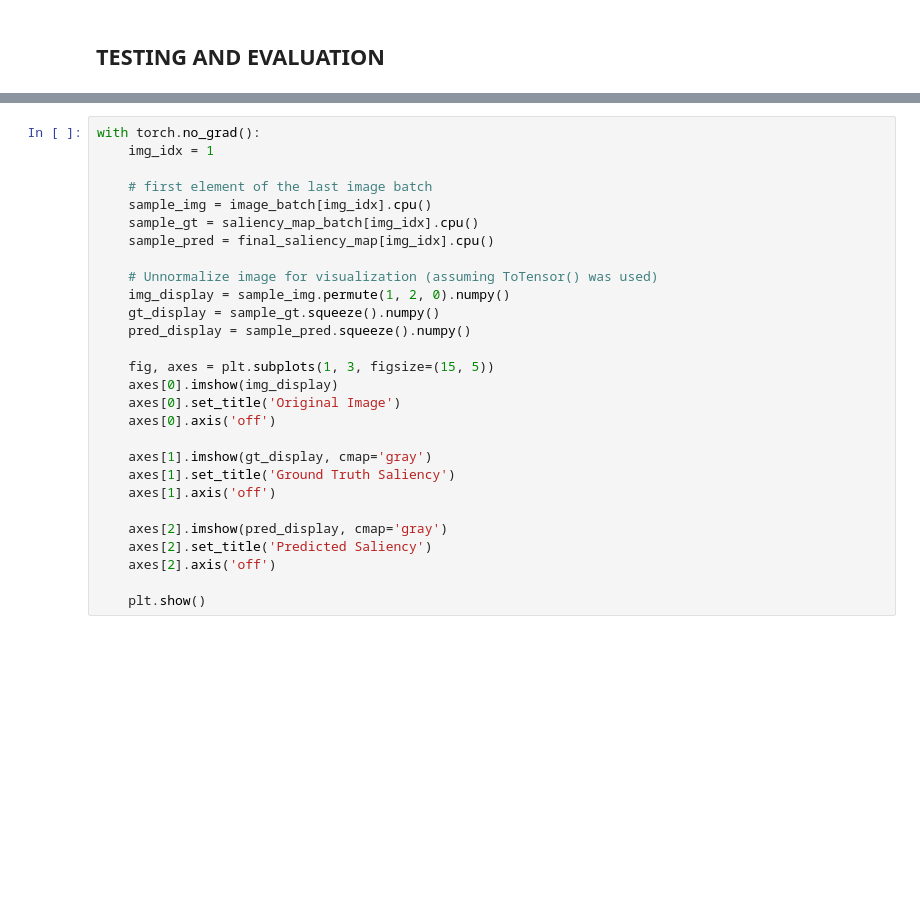
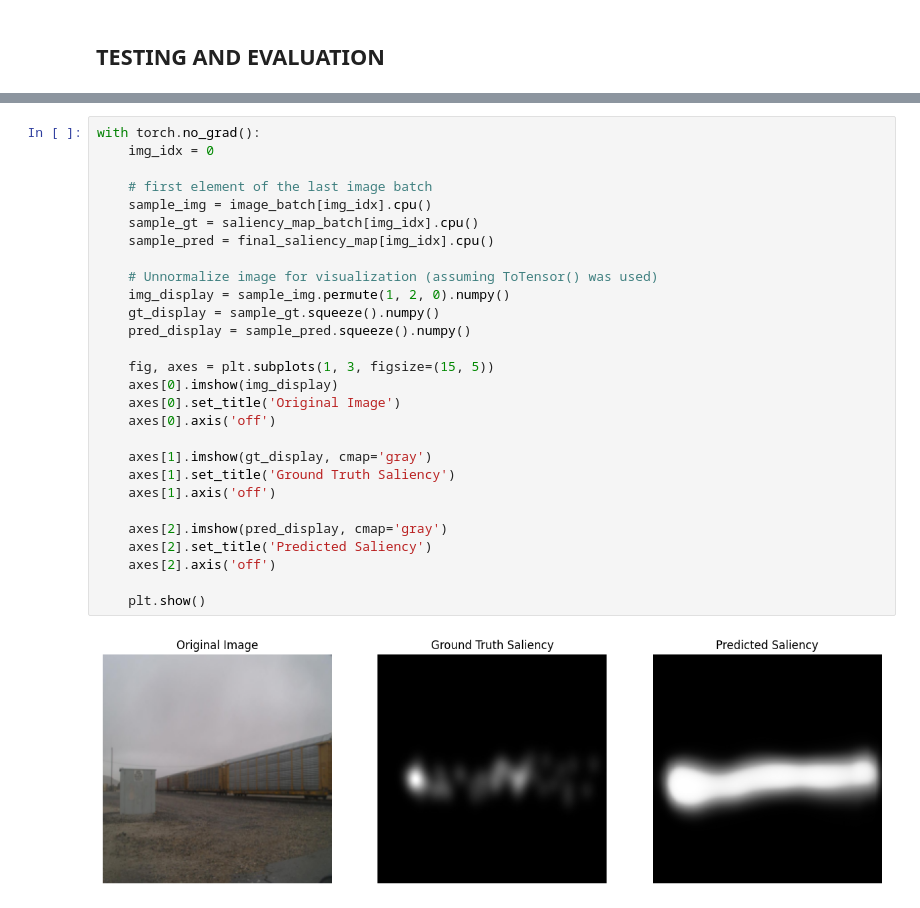
Before and after one commit to SebastianoColombini/NN_DL_project, a Jupyter notebook: v2.0.ipynb, the cells around one changed output, grey strips where cells are left out. Drawn from its saved outputs; the diff is of its cells as text; blank space fills up the shorter version.

```diff
--- a/v2.0.ipynb
+++ b/v2.0.ipynb
@@ -763,31 +769,33 @@ plt.show()
 # %%
 with torch.no_grad():
-    img_idx = 1
+    img_idx = 0
 
     # first element of the last image batch
     sample_img = image_batch[img_idx].cpu()
     sample_gt = saliency_map_batch[img_idx].cpu()
     sample_pred = final_saliency_map[img_idx].cpu()
 
     # Unnormalize image for visualization (assuming ToTensor() was used)
     img_display = sample_img.permute(1, 2, 0).numpy()
     gt_display = sample_gt.squeeze().numpy()
     pred_display = sample_pred.squeeze().numpy()
 
     fig, axes = plt.subplots(1, 3, figsize=(15, 5))
     axes[0].imshow(img_display)
     axes[0].set_title('Original Image')
     axes[0].axis('off')
 
     axes[1].imshow(gt_display, cmap='gray')
     axes[1].set_title('Ground Truth Saliency')
     axes[1].axis('off')
 
     axes[2].imshow(pred_display, cmap='gray')
     axes[2].set_title('Predicted Saliency')
     axes[2].axis('off')
 
     plt.show()
+# %% [output]
+[figure, added]
 # %%
 # Quantitative evaluation on the held-out MIT1003 test set (never seen during training)
 test_dataloader = DataLoader(test_dataset, batch_size=batch_size, shuffle=False, num_workers=4)
```
Also changed, not shown: parts of 6 cells of this notebook.
